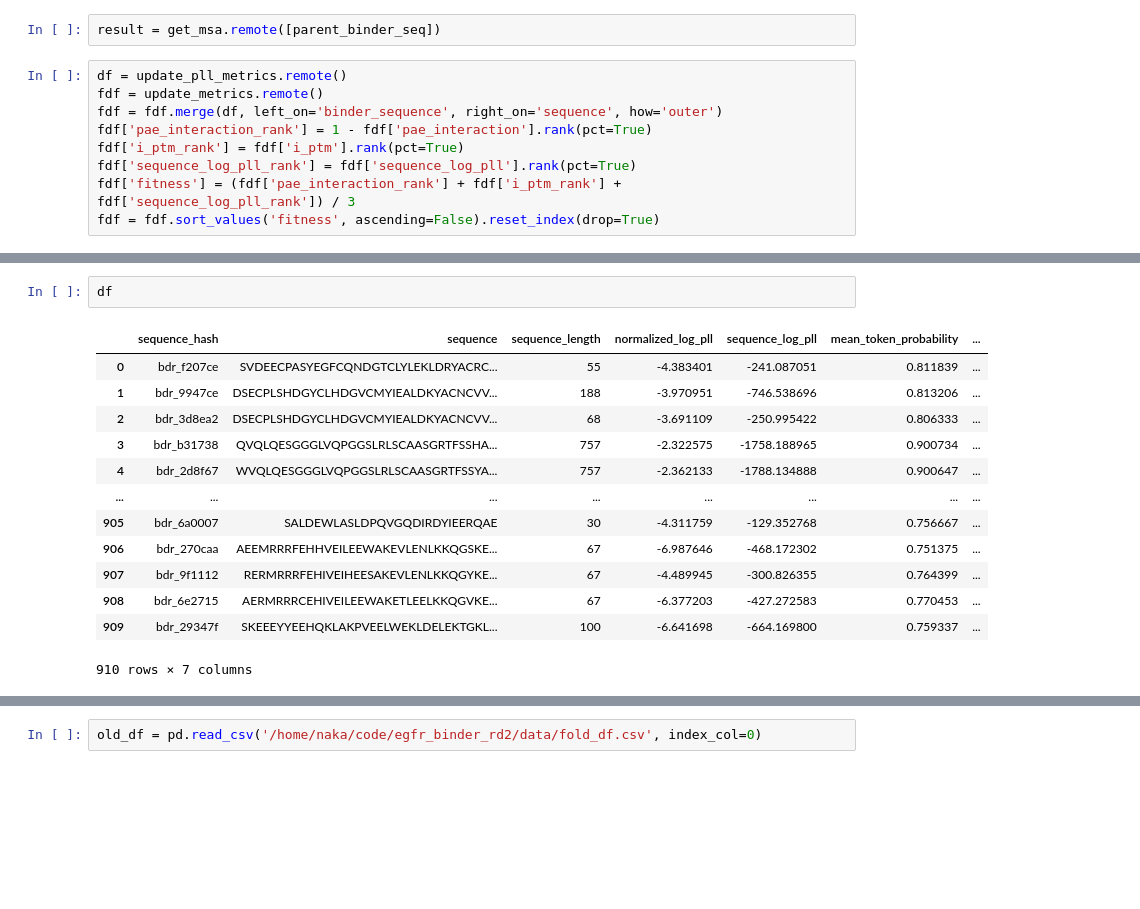
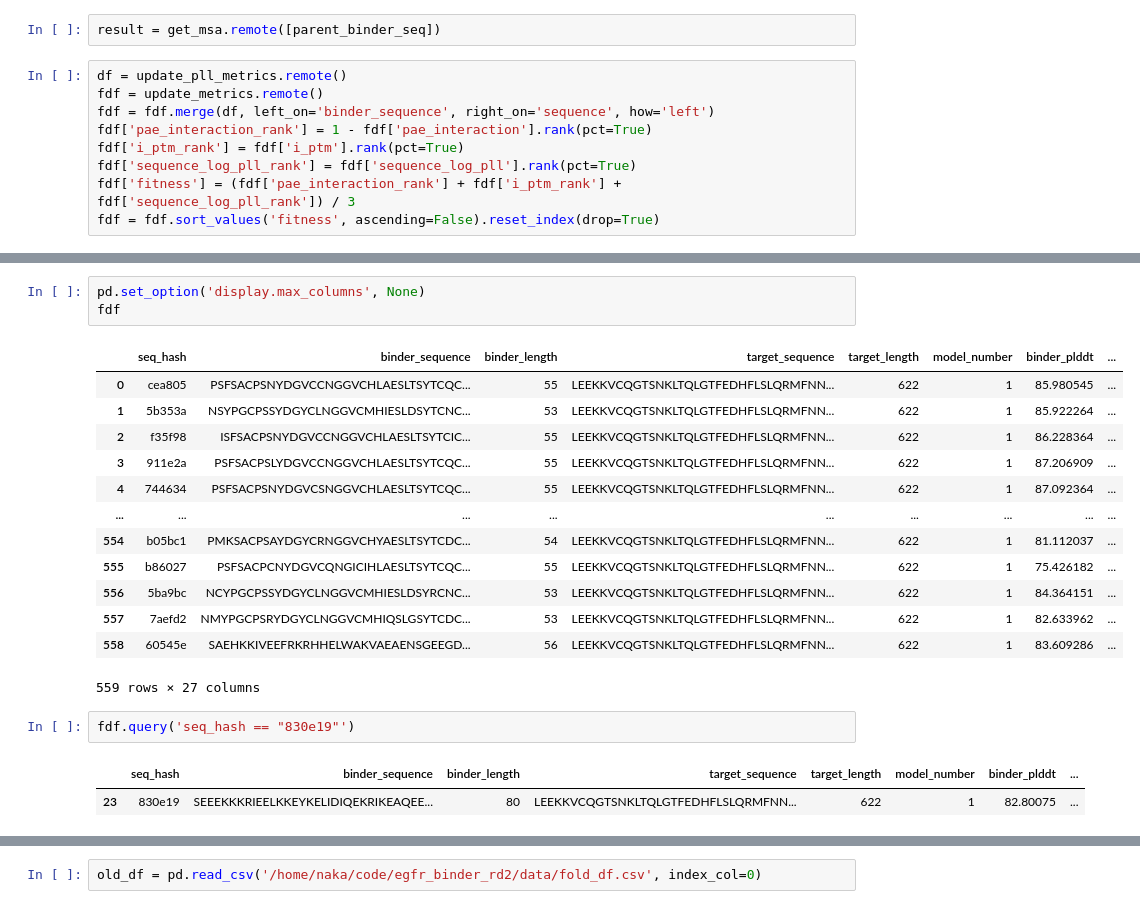
Before and after one commit to ANaka/egfr_binder_rd2, a Jupyter notebook: notebooks/fold.ipynb, the cells around one changed output, grey strips where cells are left out. Saved outputs shown, nothing was run; the diff lists cells and outputs as text; blank space fills up the shorter version.

```diff
--- a/notebooks/fold.ipynb
+++ b/notebooks/fold.ipynb
@@ -44,7 +46,7 @@ result = get_msa.remote([parent_binder_seq])
 # %%
 df = update_pll_metrics.remote()
 fdf = update_metrics.remote()
-fdf = fdf.merge(df, left_on='binder_sequence', right_on='sequence', how='outer')
+fdf = fdf.merge(df, left_on='binder_sequence', right_on='sequence', how='left')
 fdf['pae_interaction_rank'] = 1 - fdf['pae_interaction'].rank(pct=True)
 fdf['i_ptm_rank'] = fdf['i_ptm'].rank(pct=True)
 fdf['sequence_log_pll_rank'] = fdf['sequence_log_pll'].rank(pct=True)
@@ -75,16 +55,22 @@ fdf
-# %%
-df
-# %% [output]
-|  | sequence_hash | sequence | sequence_length | normalized_log_pll | sequence_log_pll | mean_token_probability | ... |
-| 0 | bdr_f207ce | SVDEECPASYEGFCQNDGTCLYLEKLDRYACRC... | 55 | -4.383401 | -241.087051 | 0.811839 | ... |
-| 1 | bdr_9947ce | DSECPLSHDGYCLHDGVCMYIEALDKYACNCVV... | 188 | -3.970951 | -746.538696 | 0.813206 | ... |
-| 2 | bdr_3d8ea2 | DSECPLSHDGYCLHDGVCMYIEALDKYACNCVV... | 68 | -3.691109 | -250.995422 | 0.806333 | ... |
-| 3 | bdr_b31738 | QVQLQESGGGLVQPGGSLRLSCAASGRTFSSHA... | 757 | -2.322575 | -1758.188965 | 0.900734 | ... |
-| 4 | bdr_2d8f67 | WVQLQESGGGLVQPGGSLRLSCAASGRTFSSYA... | 757 | -2.362133 | -1788.134888 | 0.900647 | ... |
-| ... | ... | ... | ... | ... | ... | ... | ... |
-| 905 | bdr_6a0007 | SALDEWLASLDPQVGQDIRDYIEERQAE | 30 | -4.311759 | -129.352768 | 0.756667 | ... |
-| 906 | bdr_270caa | AEEMRRRFEHHVEILEEWAKEVLENLKKQGSKE... | 67 | -6.987646 | -468.172302 | 0.751375 | ... |
-| 907 | bdr_9f1112 | RERMRRRFEHIVEIHEESAKEVLENLKKQGYKE... | 67 | -4.489945 | -300.826355 | 0.764399 | ... |
-| 908 | bdr_6e2715 | AERMRRRCEHIVEILEEWAKETLEELKKQGVKE... | 67 | -6.377203 | -427.272583 | 0.770453 | ... |
-| 909 | bdr_29347f | SKEEEYYEEHQKLAKPVEELWEKLDELEKTGKL... | 100 | -6.641698 | -664.169800 | 0.759337 | ... |
-910 rows × 7 columns
+# %%
+pd.set_option('display.max_columns', None)
+fdf
+# %% [output]
+|  | seq_hash | binder_sequence | binder_length | target_sequence | target_length | model_number | binder_plddt | ... |
+| 0 | cea805 | PSFSACPSNYDGVCCNGGVCHLAESLTSYTCQC... | 55 | LEEKKVCQGTSNKLTQLGTFEDHFLSLQRMFNN... | 622 | 1 | 85.980545 | ... |
+| 1 | 5b353a | NSYPGCPSSYDGYCLNGGVCMHIESLDSYTCNC... | 53 | LEEKKVCQGTSNKLTQLGTFEDHFLSLQRMFNN... | 622 | 1 | 85.922264 | ... |
+| 2 | f35f98 | ISFSACPSNYDGVCCNGGVCHLAESLTSYTCIC... | 55 | LEEKKVCQGTSNKLTQLGTFEDHFLSLQRMFNN... | 622 | 1 | 86.228364 | ... |
+| 3 | 911e2a | PSFSACPSLYDGVCCNGGVCHLAESLTSYTCQC... | 55 | LEEKKVCQGTSNKLTQLGTFEDHFLSLQRMFNN... | 622 | 1 | 87.206909 | ... |
+| 4 | 744634 | PSFSACPSNYDGVCSNGGVCHLAESLTSYTCQC... | 55 | LEEKKVCQGTSNKLTQLGTFEDHFLSLQRMFNN... | 622 | 1 | 87.092364 | ... |
+| ... | ... | ... | ... | ... | ... | ... | ... | ... |
+| 554 | b05bc1 | PMKSACPSAYDGYCRNGGVCHYAESLTSYTCDC... | 54 | LEEKKVCQGTSNKLTQLGTFEDHFLSLQRMFNN... | 622 | 1 | 81.112037 | ... |
+| 555 | b86027 | PSFSACPCNYDGVCQNGICIHLAESLTSYTCQC... | 55 | LEEKKVCQGTSNKLTQLGTFEDHFLSLQRMFNN... | 622 | 1 | 75.426182 | ... |
+| 556 | 5ba9bc | NCYPGCPSSYDGYCLNGGVCMHIESLDSYRCNC... | 53 | LEEKKVCQGTSNKLTQLGTFEDHFLSLQRMFNN... | 622 | 1 | 84.364151 | ... |
+| 557 | 7aefd2 | NMYPGCPSRYDGYCLNGGVCMHIQSLGSYTCDC... | 53 | LEEKKVCQGTSNKLTQLGTFEDHFLSLQRMFNN... | 622 | 1 | 82.633962 | ... |
+| 558 | 60545e | SAEHKKIVEEFRKRHHELWAKVAEAENSGEEGD... | 56 | LEEKKVCQGTSNKLTQLGTFEDHFLSLQRMFNN... | 622 | 1 | 83.609286 | ... |
+559 rows × 27 columns
+# %%
+fdf.query('seq_hash == "830e19"')
+# %% [output]
+|  | seq_hash | binder_sequence | binder_length | target_sequence | target_length | model_number | binder_plddt | ... |
+| 23 | 830e19 | SEEEKKKRIEELKKEYKELIDIQEKRIKEAQEE... | 80 | LEEKKVCQGTSNKLTQLGTFEDHFLSLQRMFNN... | 622 | 1 | 82.80075 | ... |
```
Also changed, not shown: parts of 4 cells of this notebook, 1 other file.
